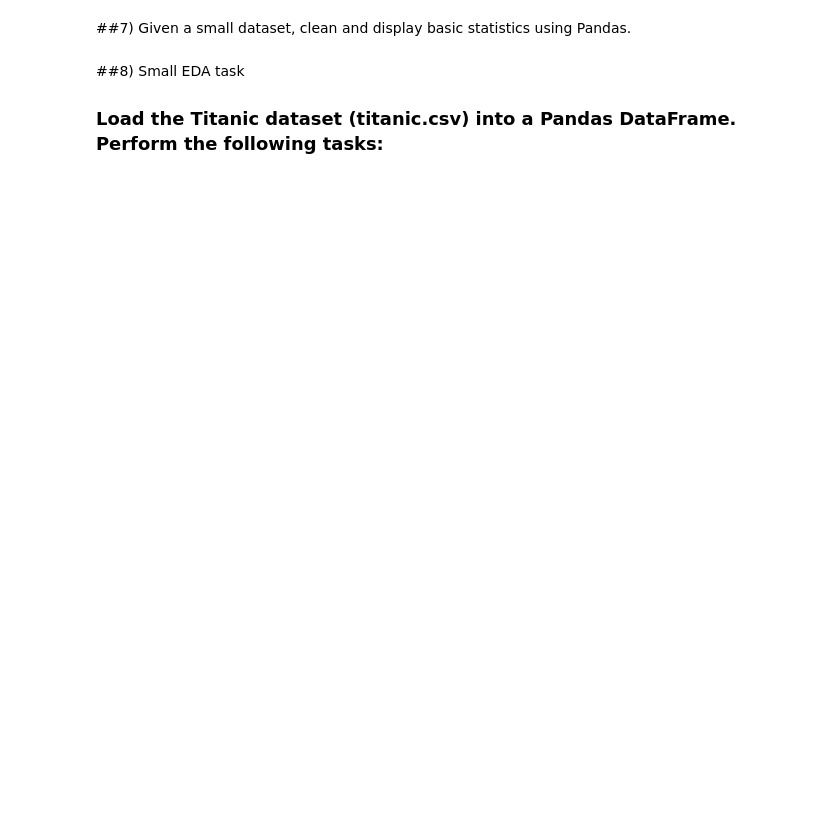
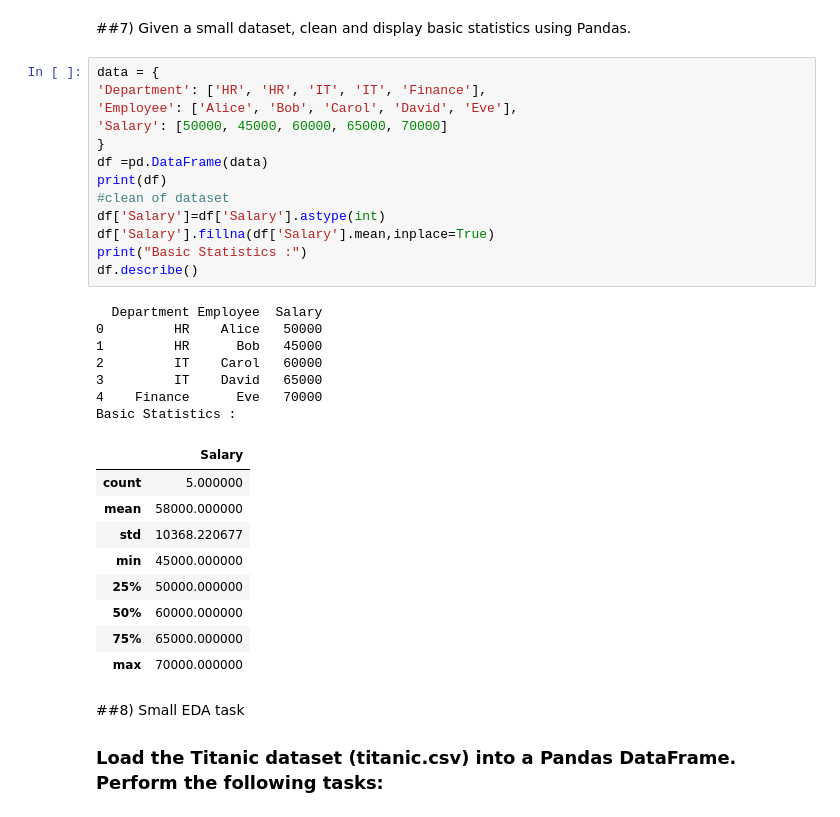
Before and after one commit to K-R-Reddy/MachineLearning, a Jupyter notebook: Assignment2.ipynb, the cells around one changed output. Drawn from its saved outputs; the diff is of its cells as text; blank space fills up the shorter version.

```diff
--- a/Assignment2.ipynb
+++ b/Assignment2.ipynb
@@ -107,5 +149,35 @@ df2 = pd.DataFrame({'ID': [2, 3, 4], 'Age': [25, 30, 22]})
 # %% [markdown]
 ##7) Given a small dataset, clean and display basic statistics using Pandas.
+# %%
+data = {
+'Department': ['HR', 'HR', 'IT', 'IT', 'Finance'],
+'Employee': ['Alice', 'Bob', 'Carol', 'David', 'Eve'],
+'Salary': [50000, 45000, 60000, 65000, 70000]
+}
+df =pd.DataFrame(data)
+print(df)
+#clean of dataset
+df['Salary']=df['Salary'].astype(int)
+df['Salary'].fillna(df['Salary'].mean,inplace=True)
+print("Basic Statistics :")
+df.describe()
+# %% [output]
+  Department Employee  Salary
+0         HR    Alice   50000
+1         HR      Bob   45000
+2         IT    Carol   60000
+3         IT    David   65000
+4    Finance      Eve   70000
+Basic Statistics :
+|  | Salary |
+| count | 5.000000 |
+| mean | 58000.000000 |
+| std | 10368.220677 |
+| min | 45000.000000 |
+| 25% | 50000.000000 |
+| 50% | 60000.000000 |
+| 75% | 65000.000000 |
+| max | 70000.000000 |
 # %% [markdown]
 ##8) Small EDA task
 ### Load the Titanic dataset (titanic.csv) into a Pandas DataFrame. Perform the following tasks:
```
Also changed, not shown: parts of 8 cells of this notebook.
